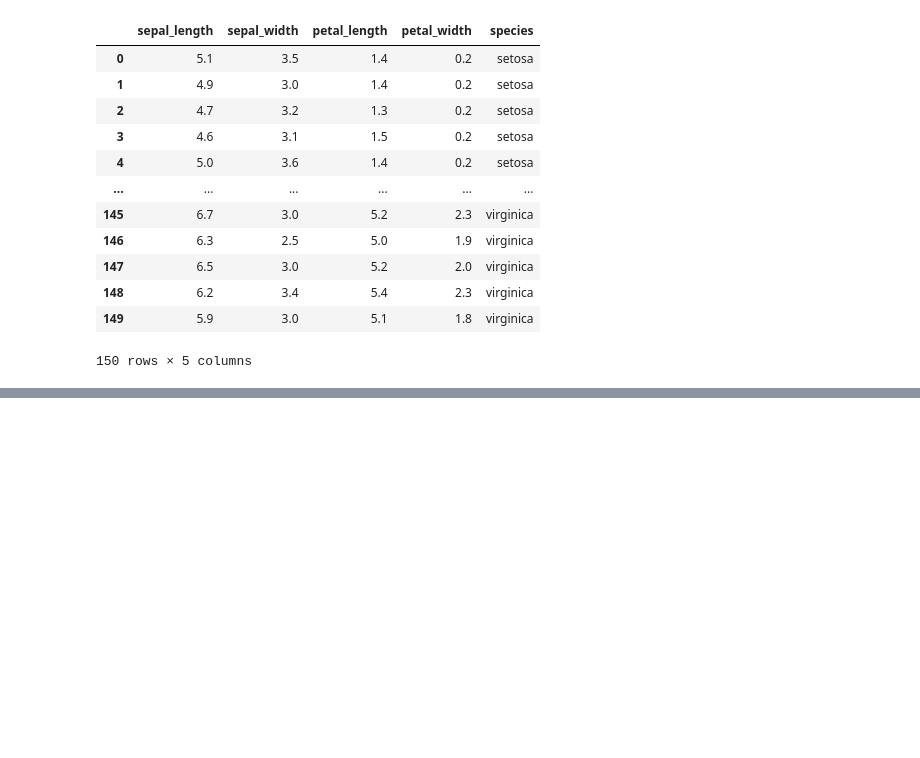
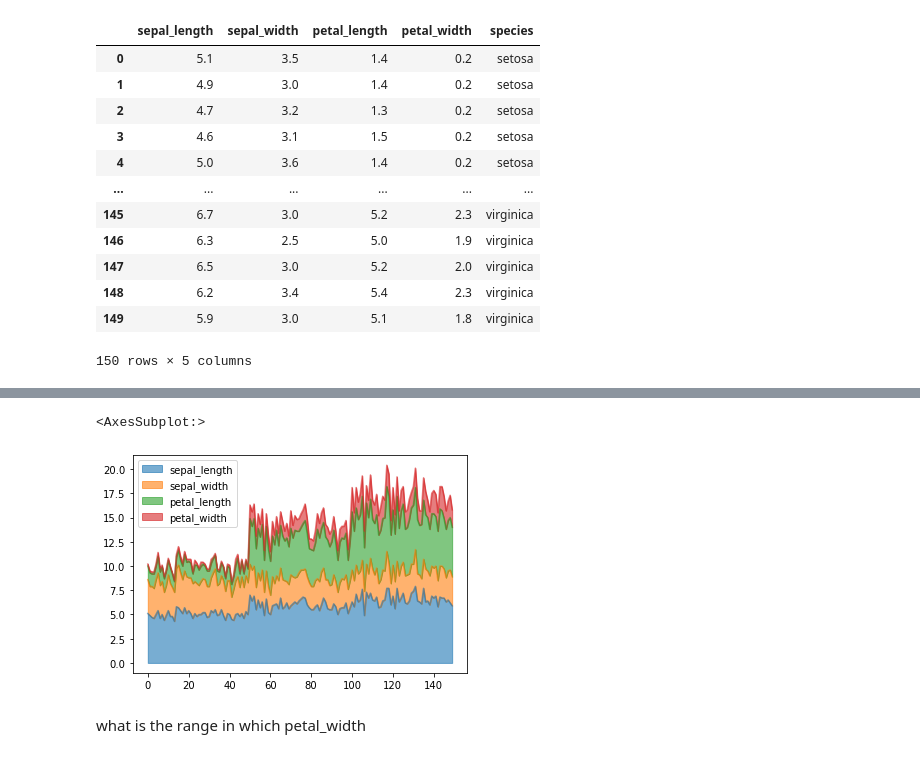
Before and after one commit to Shivanshu04/Datavisualisation, a Jupyter notebook: Graph/graph.ipynb, the cells around one changed output, grey strips where cells are left out. Drawn from its saved outputs; the diff is of its cells as text; code cells hidden in the pictures; blank space fills up the shorter version.

```diff
--- a/Graph/graph.ipynb
+++ b/Graph/graph.ipynb
@@ -30,0 +69,8 @@ df
+# %%
+# we use alpha to have control on colours it's range is in between 0 to 1.
+df.plot(kind = 'area', alpha = 0.6)
+# %% [output]
+<AxesSubplot:>
+[figure, added]
+# %% [markdown]
+what is the range in which petal_width
```
Also changed, not shown: parts of 6 cells of this notebook.
